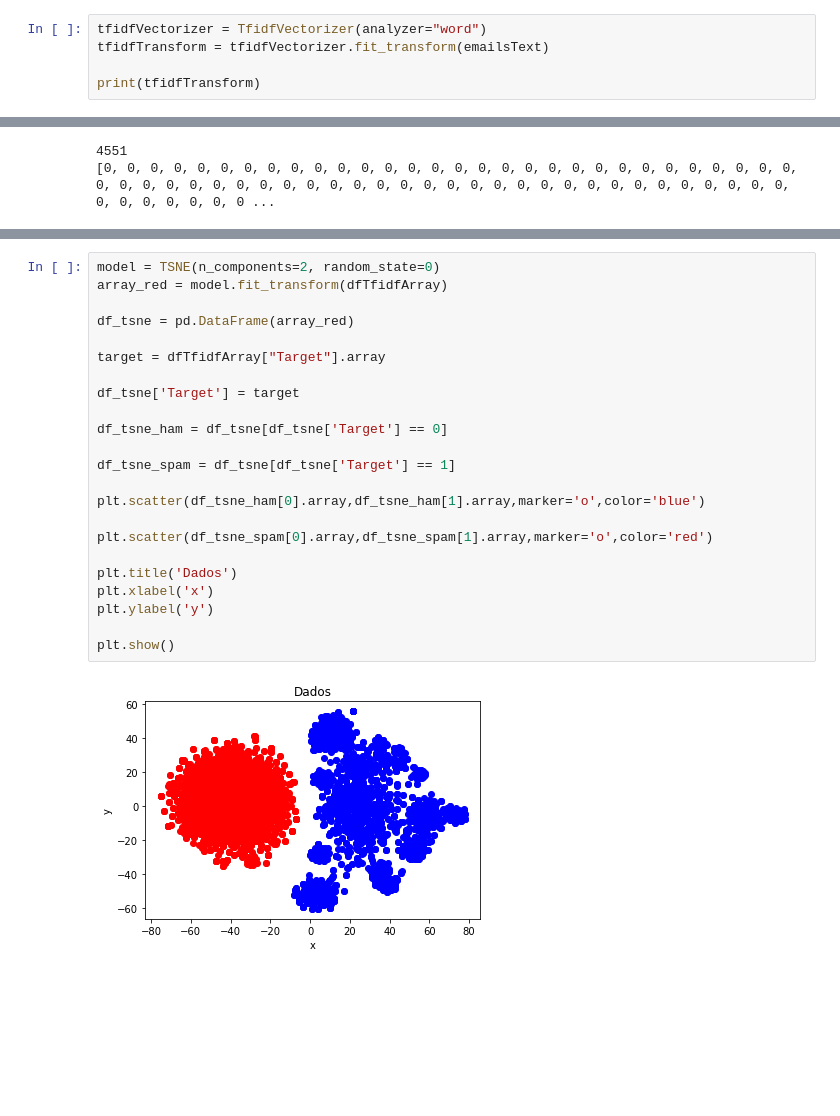
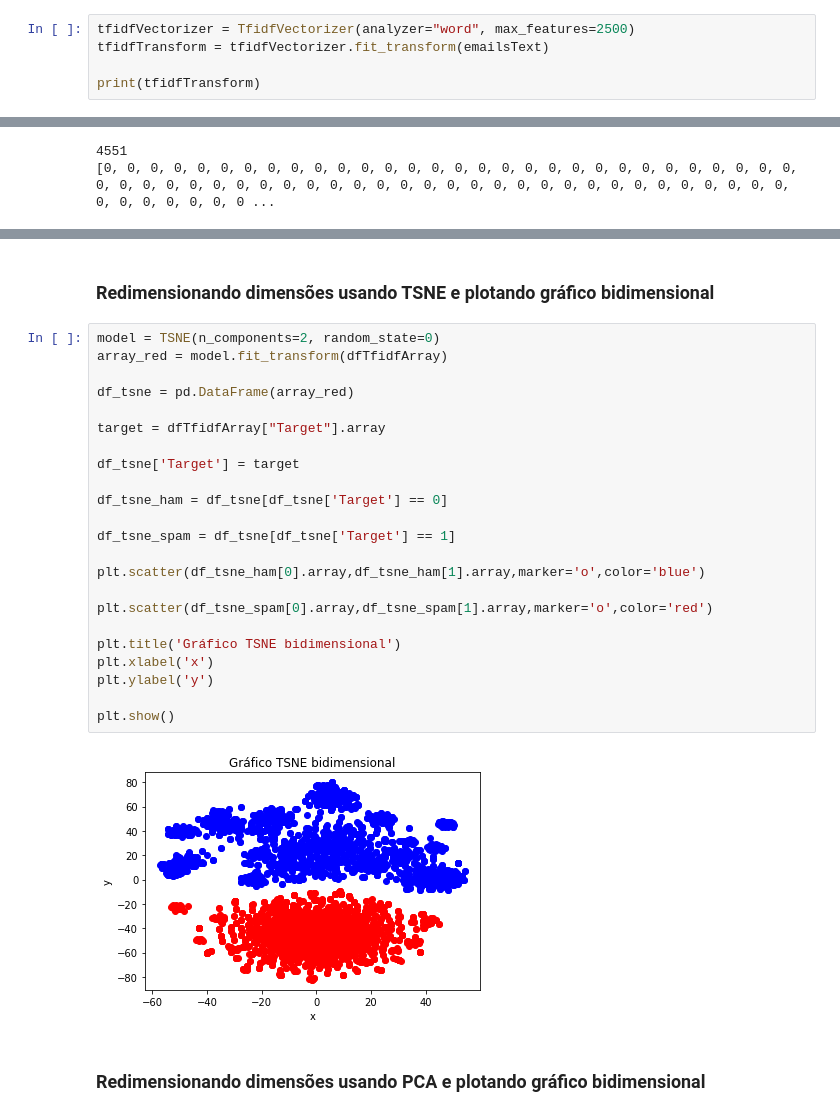
Before and after one commit to PlayerGhost/ciencia_de_dados_data_analysis, a Jupyter notebook: email_classification.ipynb, the cells around one changed output, grey strips where cells are left out. Cells and saved outputs as stored; diff of their text form; blank space fills up the shorter version.

```diff
--- a/email_classification.ipynb
+++ b/email_classification.ipynb
@@ -243,5 +246,5 @@ plt.show()
 # %%
-tfidfVectorizer = TfidfVectorizer(analyzer="word")
+tfidfVectorizer = TfidfVectorizer(analyzer="word", max_features=2500)
 tfidfTransform = tfidfVectorizer.fit_transform(emailsText)
 
 print(tfidfTransform)
@@ -319,28 +329,32 @@ dfTfidfArray
+# %% [markdown]
+### Redimensionando dimensões usando TSNE e plotando gráfico bidimensional
 # %%
 model = TSNE(n_components=2, random_state=0)
 array_red = model.fit_transform(dfTfidfArray)
 
 df_tsne = pd.DataFrame(array_red)
 
 target = dfTfidfArray["Target"].array
 
 df_tsne['Target'] = target
 
 df_tsne_ham = df_tsne[df_tsne['Target'] == 0]
 
 df_tsne_spam = df_tsne[df_tsne['Target'] == 1]
 
 plt.scatter(df_tsne_ham[0].array,df_tsne_ham[1].array,marker='o',color='blue')
 
 plt.scatter(df_tsne_spam[0].array,df_tsne_spam[1].array,marker='o',color='red')
 
-plt.title('Dados')
+plt.title('Gráfico TSNE bidimensional')
 plt.xlabel('x')
 plt.ylabel('y')
 
 plt.show()
 # %% [output]
-[figure, old version]
+[figure, new version]
+# %% [markdown]
+### Redimensionando dimensões usando PCA e plotando gráfico bidimensional
 # %%
 
 model = PCA(n_components=2, svd_solver='full')
```
Also changed, not shown: parts of 14 cells of this notebook.
